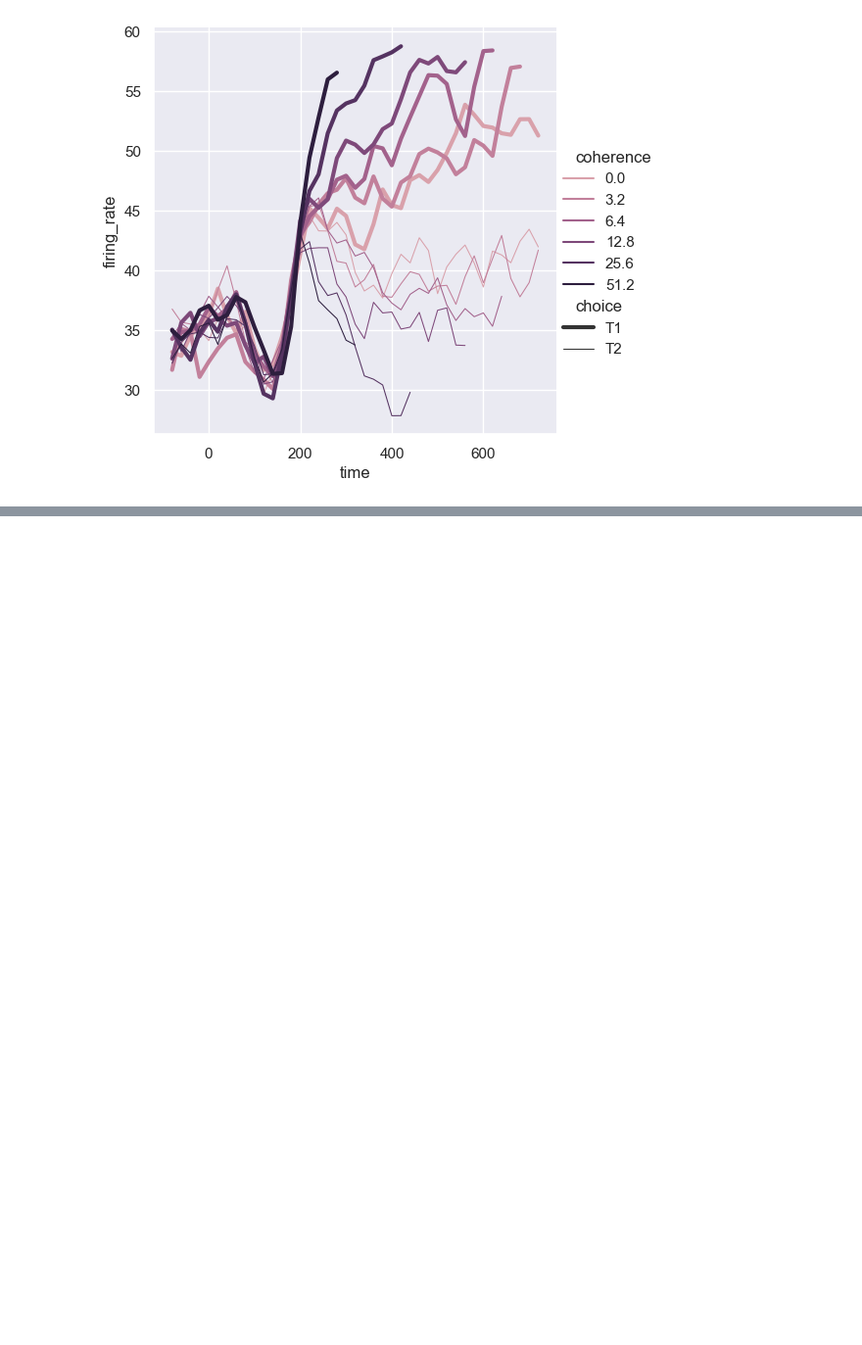
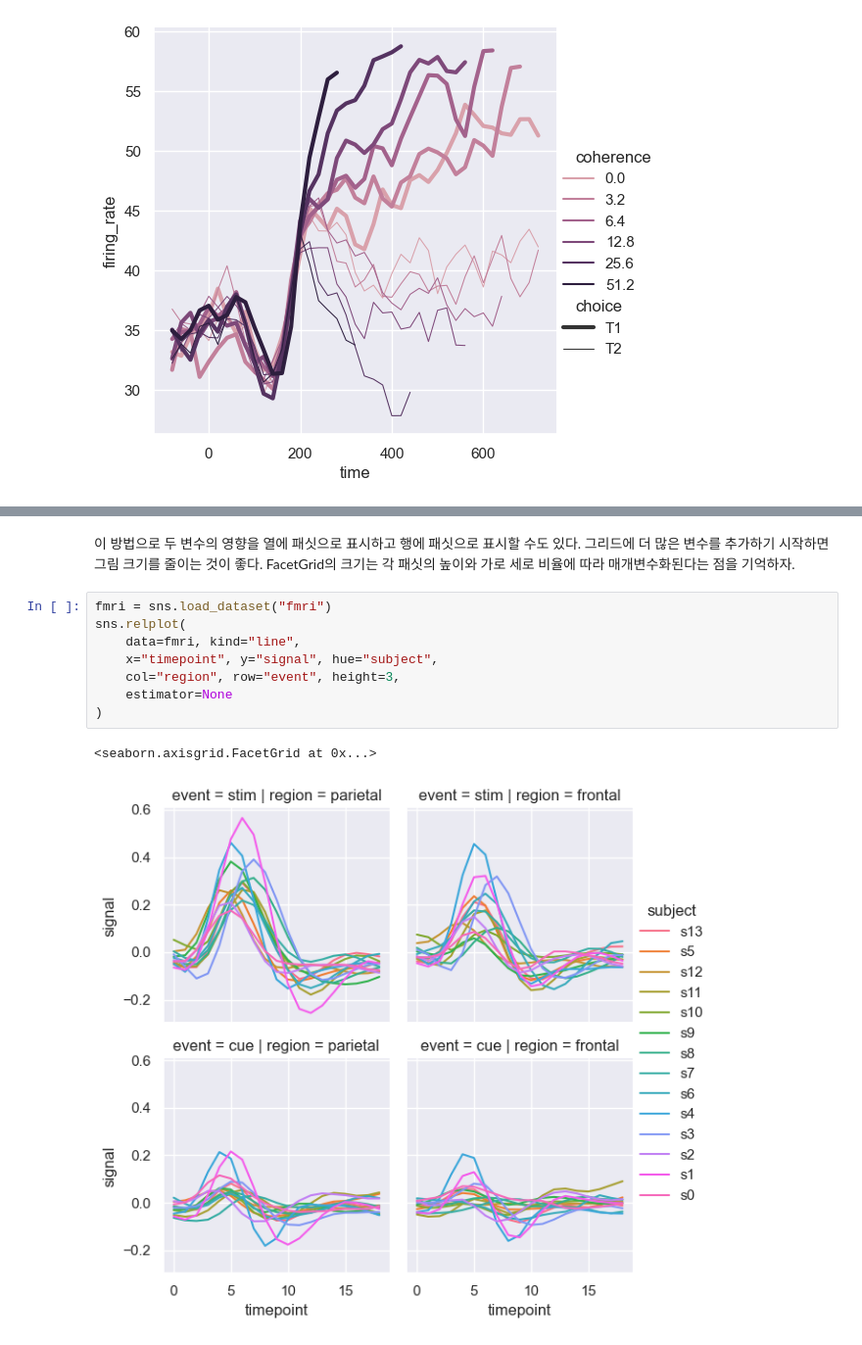
Before and after one commit to channseo/transcribe_tutorials, a Jupyter notebook: seaborn/06 Visualizing statistical relationships.ipynb, the cells around one changed output, grey strips where cells are left out. Shown at 98% size. Drawn from its saved outputs; the diff is of its cells as text; blank space fills up the shorter version.

```diff
--- a/seaborn/06 Visualizing statistical relationships.ipynb
+++ b/seaborn/06 Visualizing statistical relationships.ipynb
@@ -265,0 +305,13 @@ sns.relplot(
+# %% [markdown]
+이 방법으로 두 변수의 영향을 열에 패싯으로 표시하고 행에 패싯으로 표시할 수도 있다. 그리드에 더 많은 변수를 추가하기 시작하면 그림 크기를 줄이는 것이 좋다. FacetGrid의 크기는 각 패싯의 높이와 가로 세로 비율에 따라 매개변수화된다는 점을 기억하자.
+# %%
+fmri = sns.load_dataset("fmri")
+sns.relplot(
+    data=fmri, kind="line",
+    x="timepoint", y="signal", hue="subject",
+    col="region", row="event", height=3,
+    estimator=None
+)
+# %% [output]
+<seaborn.axisgrid.FacetGrid at 0x...>
+[figure, added]
```
Also changed, not shown: parts of 9 cells of this notebook.
